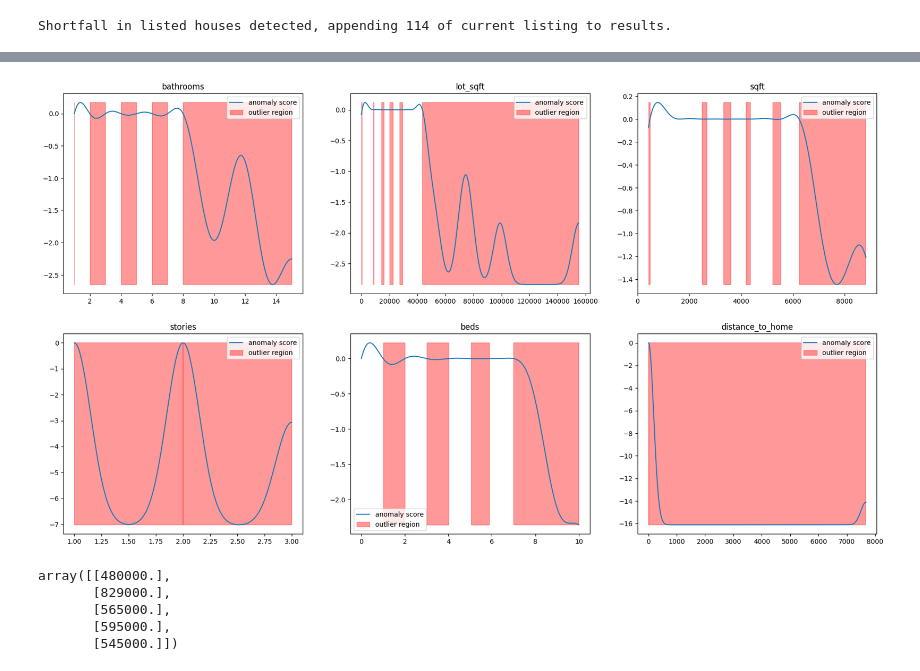
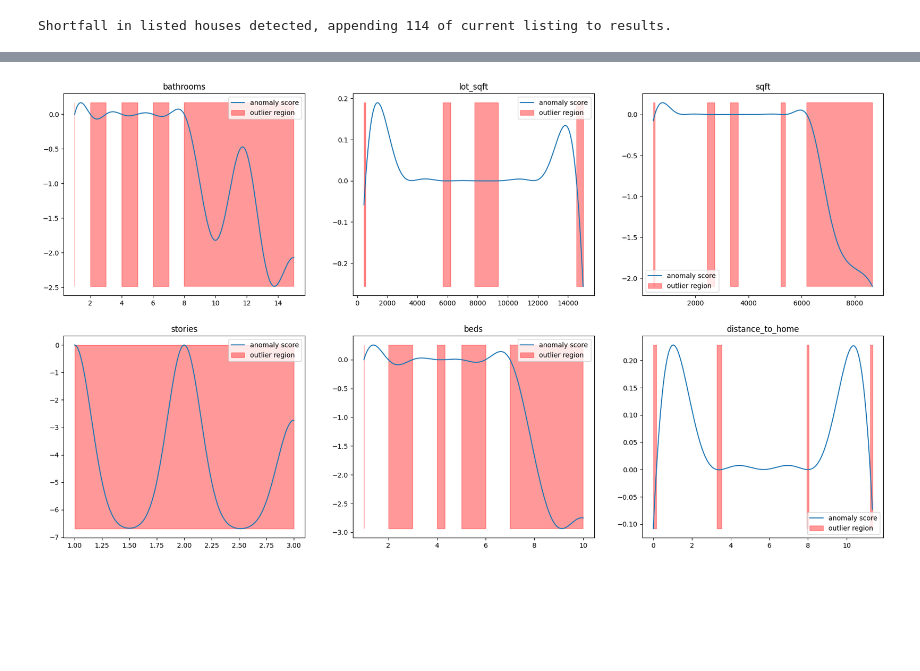
Before and after one commit to AndrewCoogan/BHU, a Jupyter notebook: Housing API Playground.ipynb, the cells around one changed output, grey strips where cells are left out. Drawn from its saved outputs; the diff is of its cells as text; code cells hidden in the pictures; blank space fills up the shorter version.

```diff
--- a/Housing API Playground.ipynb
+++ b/Housing API Playground.ipynb
@@ -391,8 +391,8 @@ from sklearn.ensemble import IsolationForest
 import matplotlib.pyplot as plt
 import seaborn as sns
 
-features_analysis = fg.features.copy()
-features_analysis = ToDataFrame().fit_transform(features_analysis)
+features_analysis = ToDataFrame().fit_transform(fg.features)
+features_analysis.dropna(axis=0, inplace=True)
 features_analysis['bathrooms'] = features_analysis[['baths_full', 'baths_3qtr', 'baths_half', 'baths_1qtr']].sum(axis=1)
 
 cta = ['bathrooms', 'lot_sqft', 'sqft', 'stories', 'beds', 'distance_to_home']
@@ -467,40 +440,32 @@ fa2[fa2.agg_outlier == -6]
 # %%
 from sklearn.svm import OneClassSVM
 
-features_analysis = fg.features.copy()
-features_analysis = ToDataFrame().fit_transform(features_analysis)
+features_analysis = ToDataFrame().fit_transform(fg.features)
+features_analysis.dropna(axis=0, inplace=True)
 features_analysis['bathrooms'] = features_analysis[['baths_full', 'baths_3qtr', 'baths_half', 'baths_1qtr']].sum(axis=1)
 
 cta = ['bathrooms', 'lot_sqft', 'sqft', 'stories', 'beds', 'distance_to_home']
 
 fig, axs = plt.subplots(2, 3, figsize=(22, 12), facecolor='w', edgecolor='k')
 axs = axs.ravel()
 
 outlier_flags = {}
 
 for i, column in enumerate(cta):
     isolation_forest = OneClassSVM(nu=0.01)
     isolation_forest.fit(features_analysis[column].values.reshape(-1,1))
 
     xx = np.linspace(features_analysis[column].min(), features_analysis[column].max(), len(features_analysis)).reshape(-1,1)
     anomaly_score = isolation_forest.decision_function(xx)
     outlier = isolation_forest.predict(xx)
 
     outlier_flags[column] = outlier
 
     axs[i].plot(xx, anomaly_score, label='anomaly score')
     axs[i].fill_between(xx.T[0], np.min(anomaly_score), np.max(anomaly_score),
                      where=outlier==-1, color='r',
                      alpha=.4, label='outlier region')
     axs[i].legend()
     axs[i].set_title(column)
 # %% [output]
-[figure, old version]
+[figure, new version]
-# %%
-target_transformer.inverse_transform(test_targets)[:5]
-# %% [output]
-array([[480000.],
-       [829000.],
-       [565000.],
-       [595000.],
-       [545000.]])
```
Also changed, not shown: parts of 21 cells of this notebook, 1 other file.
